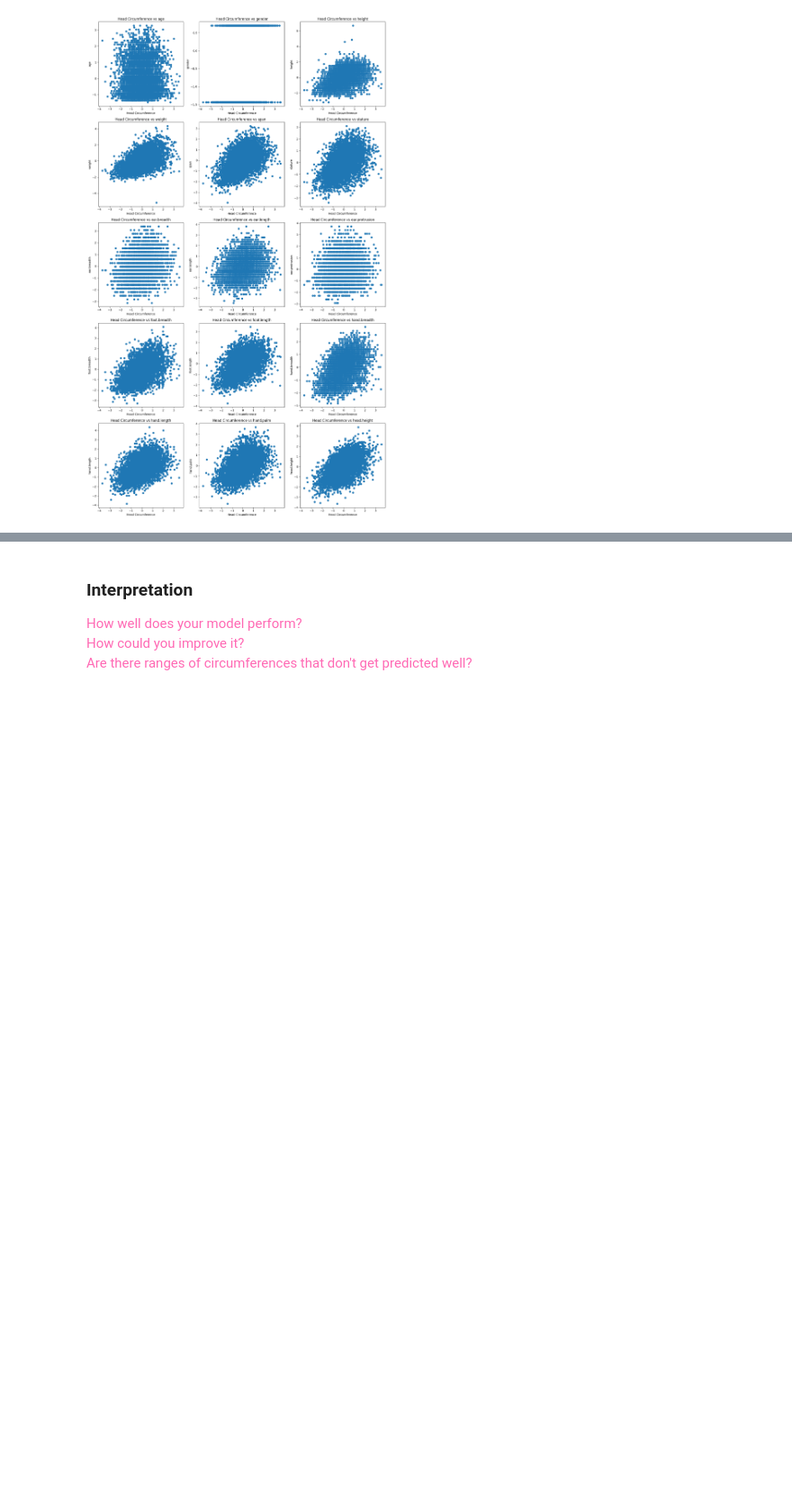
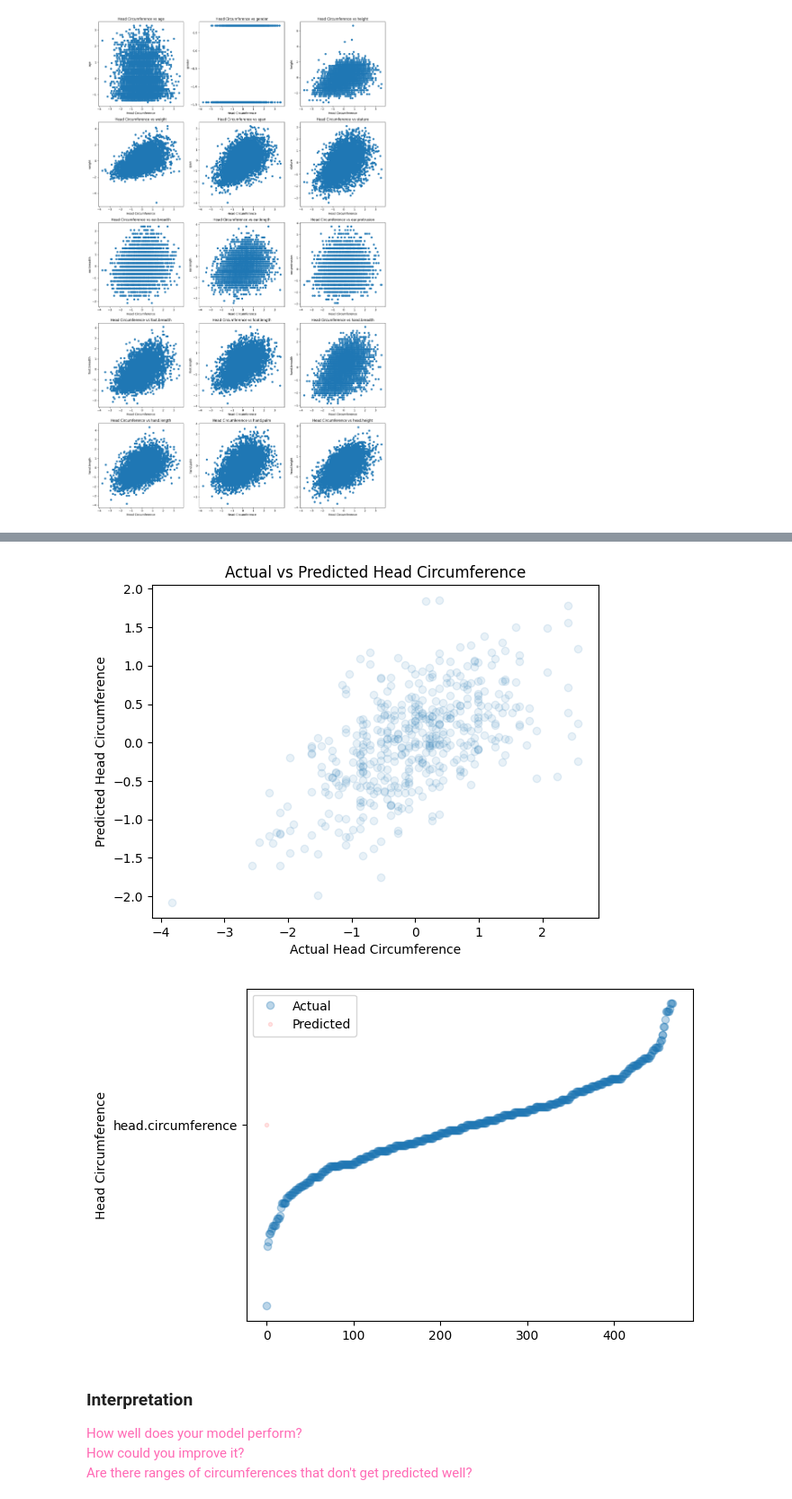
Before and after one commit to machineLearn-xuan/HW06, a Jupyter notebook: Homework06.ipynb, the cells around one changed output, grey strips where cells are left out. Shown at 90% size. Drawn from its saved outputs; the diff is of its cells as text; code cells hidden in the pictures; blank space fills up the shorter version.

```diff
--- a/Homework06.ipynb
+++ b/Homework06.ipynb
@@ -307,3 +297,26 @@ ValueError: Found unknown categories ['F', 'M'] in column 0 during transform
+# %%
+## Run model on test data
+ansur_test_features = ansur_test_scaled_df.drop(columns=['head.circumference'])
+predicted_test_scaled = regress.predict(ansur_test_features)
+
+## Measure error on test data
+regression_error(ansur_test_scaled_df['head.circumference'], predicted_test_scaled)
+
+## Plot predictions and interpret results - test data
+plt.scatter(ansur_test_scaled_df['head.circumference'], predicted_test_scaled, alpha=0.1)
+plt.xlabel('Actual Head Circumference')
+plt.ylabel('Predicted Head Circumference')
+plt.title('Actual vs Predicted Head Circumference')
+plt.show()
+
+# Plot the original and predicted prices - test data
+plt.plot(sorted(ansur_test_scaled_df['head.circumference']), marker='o', linestyle='', alpha=0.3)
+plt.plot(sorted(predicted_test_scaled), color='r', marker='o', markersize='3', linestyle='', alpha=0.1)
+plt.ylabel("head circumference")
+plt.show()
+# %% [output]
+[figure, added]
+[figure, added]
 # %% [markdown]
 ### Interpretation
 
```
Also changed, not shown: parts of 5 cells of this notebook.
